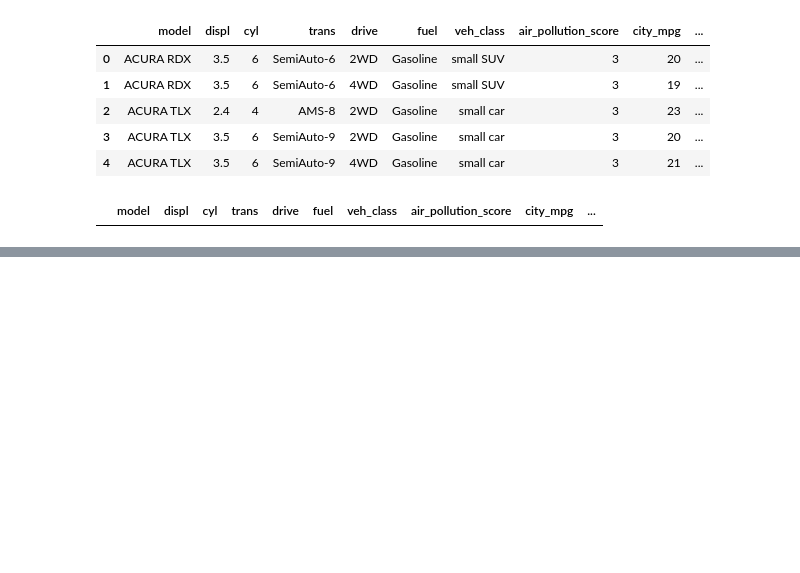
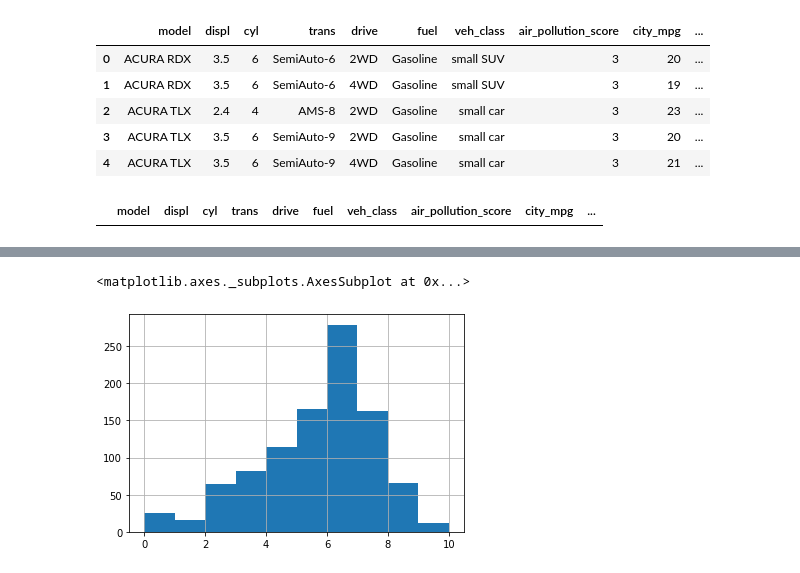
Before and after one commit to abnair24/DAND, a Jupyter notebook: DataAnalysis-CaseStudy2/car-fuel-economy.ipynb, the cells around one changed output, grey strips where cells are left out. Cells and saved outputs as stored; diff of their text form; code cells hidden in the pictures; blank space fills up the shorter version.

```diff
--- a/DataAnalysis-CaseStudy2/car-fuel-economy.ipynb
+++ b/DataAnalysis-CaseStudy2/car-fuel-economy.ipynb
@@ -652,0 +655,17 @@ df18.shape
+# %%
+### Cleaning remaining column types
+columns = ['city_mpg','hwy_mpg','cmb_mpg']
+
+# converting to float
+for c in columns:
+    df18[c] = df18[c].astype(float)
+    df08[c] = df08[c].astype(float)
+
+# convert float to int
+df08['greenhouse_gas_score'] = df08['greenhouse_gas_score'].astype(int)
+
+# convert string to float for 2008 air pollution column
+df08.air_pollution_score = df08.air_pollution_score.astype(float)
+
+# convert int to float for 2018 air pollution column
+df18.air_pollution_score = df18.air_pollution_score.astype(float)
@@ -652,0 +712,9 @@ df18.shape
+# %%
+# Finding skewness of greenhouse gas score for 2018 and 2008
+
+# histogram
+
+df08['greenhouse_gas_score'].hist()
+# %% [output]
+<matplotlib.axes._subplots.AxesSubplot at 0x...>
+[figure, added]
```
Also changed, not shown: parts of 15 cells of this notebook, 5 other files.
